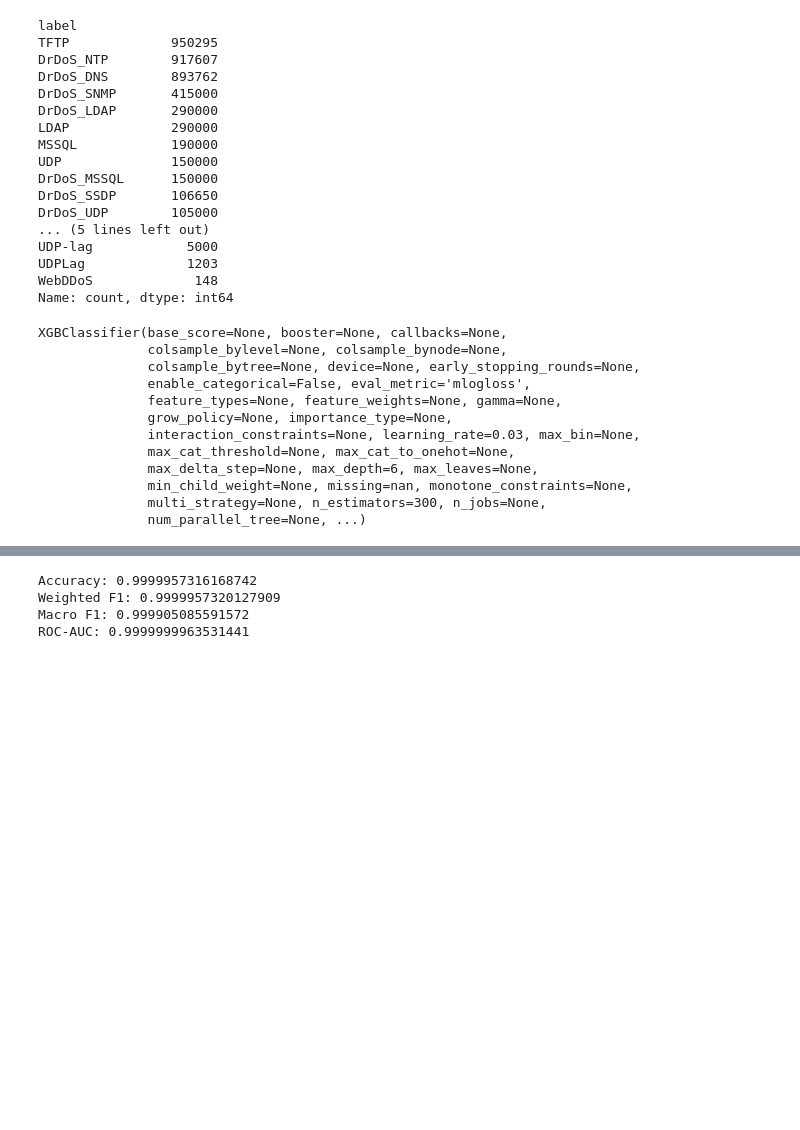
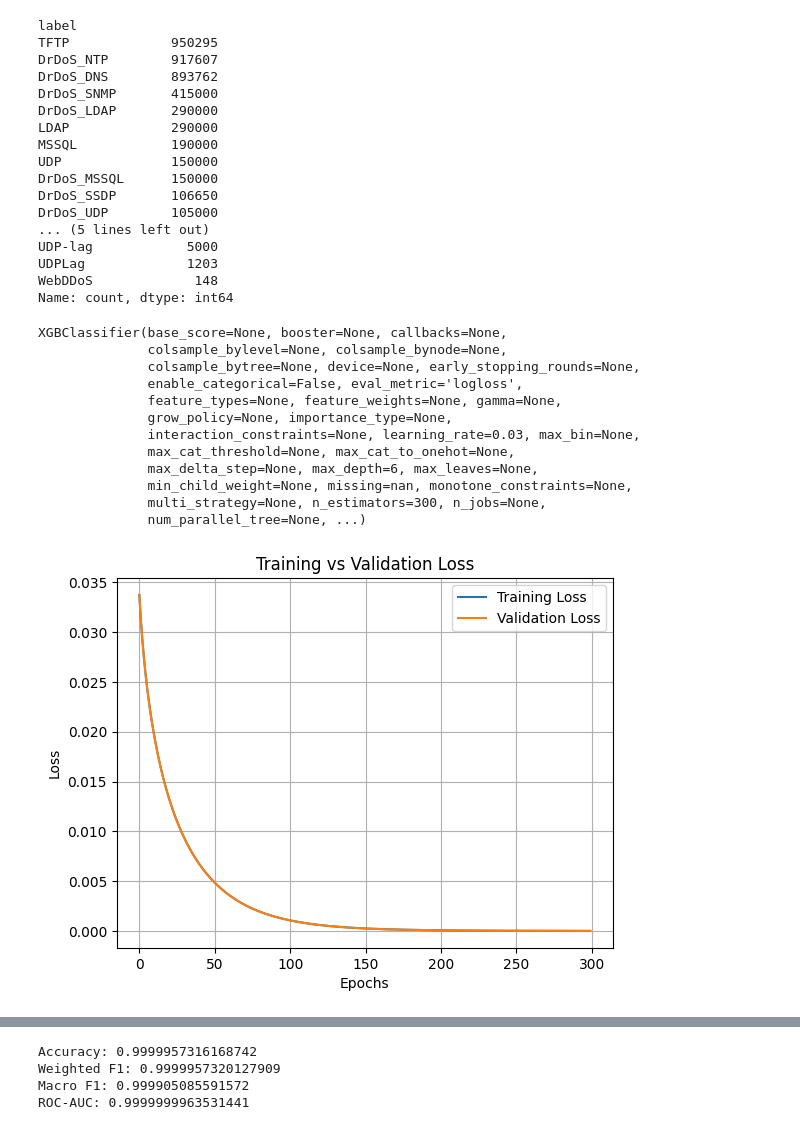
Before and after one commit to NU-Academics/DIS_Hughen, a Jupyter notebook: XGBoost-Base-Binary.ipynb, the cells around one changed output, grey strips where cells are left out. Cells and saved outputs as stored; diff of their text form; code cells hidden in the pictures; blank space fills up the shorter version.

```diff
--- a/XGBoost-Base-Binary.ipynb
+++ b/XGBoost-Base-Binary.ipynb
@@ -56,16 +57,16 @@ model = XGBClassifier(
     n_estimators=300,
     max_depth=6,
     learning_rate=0.03,
-    eval_metric="mlogloss",
+    eval_metric="logloss",
     random_state=42,
     tree_method="hist",
 )
-model.fit(X_train, y_train)
+model.fit(X_train, y_train, eval_set=[(X_train, y_train), (X_test, y_test)],verbose=False)
 # %% [output]
 XGBClassifier(base_score=None, booster=None, callbacks=None,
               colsample_bylevel=None, colsample_bynode=None,
               colsample_bytree=None, device=None, early_stopping_rounds=None,
-              enable_categorical=False, eval_metric='mlogloss',
+              enable_categorical=False, eval_metric='logloss',
               feature_types=None, feature_weights=None, gamma=None,
               grow_policy=None, importance_type=None,
               interaction_constraints=None, learning_rate=0.03, max_bin=None,
@@ -74,6 +75,23 @@ XGBClassifier(base_score=None, booster=None, callbacks=None,
               min_child_weight=None, missing=nan, monotone_constraints=None,
               multi_strategy=None, n_estimators=300, n_jobs=None,
               num_parallel_tree=None, ...)
+# %%
+results = model.evals_result()
+
+train_loss = results['validation_0']['logloss']
+val_loss   = results['validation_1']['logloss']
+
+plt.figure()
+plt.plot(train_loss, label='Training Loss')
+plt.plot(val_loss, label='Validation Loss')
+plt.xlabel('Epochs')
+plt.ylabel('Loss')
+plt.title('Training vs Validation Loss')
+plt.legend()
+plt.grid()
+plt.show()
+# %% [output]
+[figure, added]
 # %%
 X_sample = X_test.sample(1000, random_state=42)
 explainer = shap.Explainer(model.predict, X_sample)
```
Also changed, not shown: parts of 2 cells of this notebook, 3 other files.
